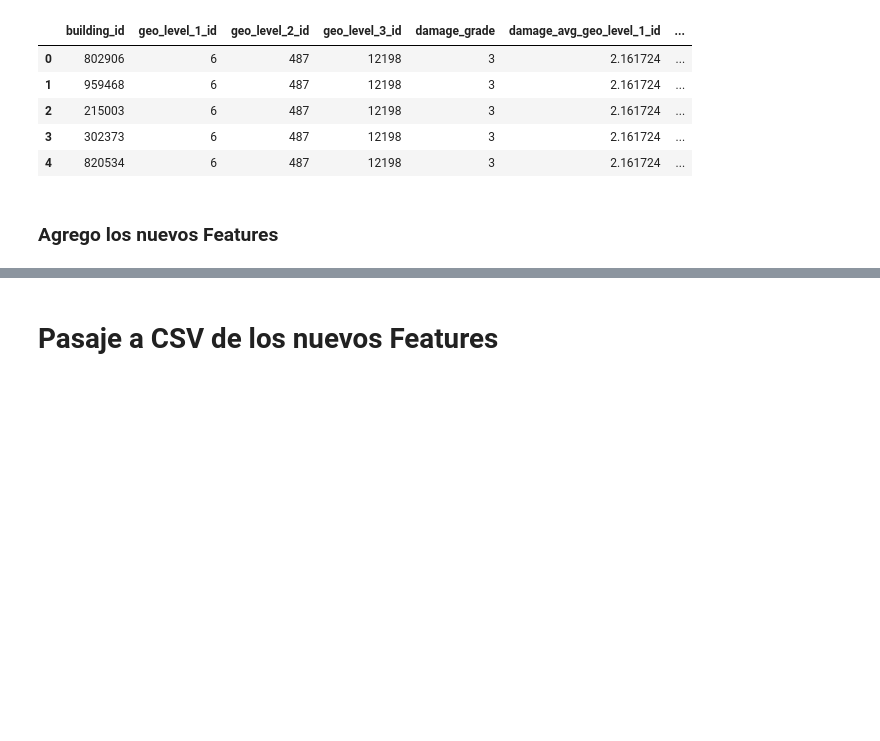
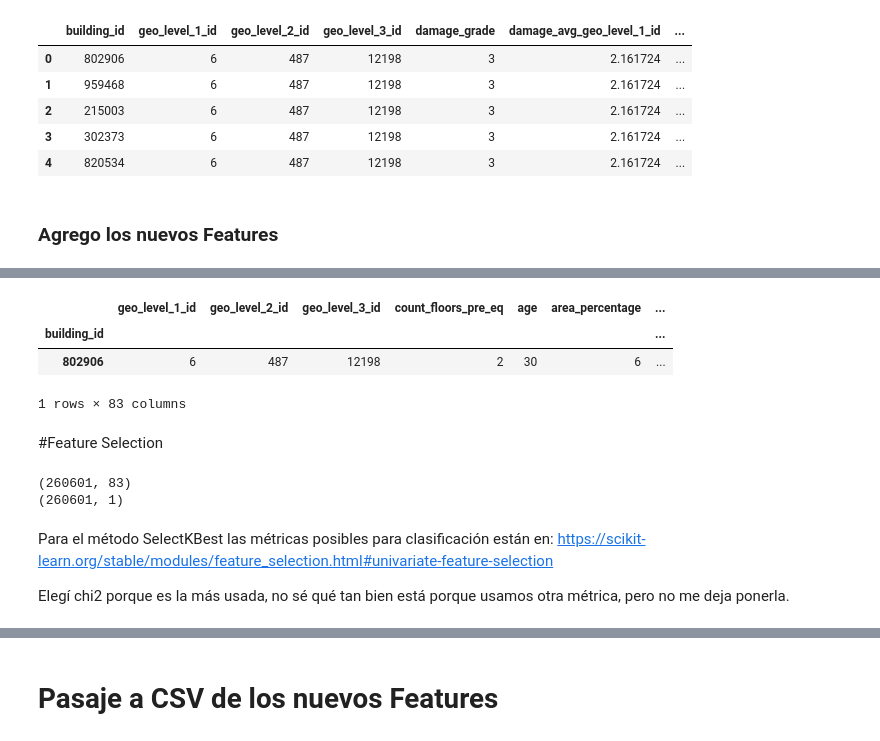
Before and after one commit to gsabatino9/OrganizacionDeDatos, a Jupyter notebook: data/feature_engineering.ipynb, the cells around one changed output, grey strips where cells are left out. Drawn from its saved outputs; the diff is of its cells as text; code cells hidden in the pictures; blank space fills up the shorter version.

```diff
--- a/data/feature_engineering.ipynb
+++ b/data/feature_engineering.ipynb
@@ -223,0 +333,9 @@ train_set.head(5)
+# %%
+train_values.head(1)
+# %% [output]
+|  | geo_level_1_id | geo_level_2_id | geo_level_3_id | count_floors_pre_eq | age | area_percentage | ... |
+| building_id |  |  |  |  |  |  | ... |
+| 802906 | 6 | 487 | 12198 | 2 | 30 | 6 | ... |
+1 rows × 83 columns
+# %% [markdown]
+#Feature Selection
@@ -223,0 +346,6 @@ train_set.head(5)
+# %%
+print(train_values.shape)
+print(train_labels.shape)
+# %% [output]
+(260601, 83)
+(260601, 1)
@@ -223,0 +356,4 @@ train_set.head(5)
+# %% [markdown]
+Para el método SelectKBest las métricas posibles para clasificación están en: https://scikit-learn.org/stable/modules/feature_selection.html#univariate-feature-selection
+
+Elegí chi2 porque es la más usada, no sé qué tan bien está porque usamos otra métrica, pero no me deja ponerla.
```
Also changed, not shown: parts of 27 cells of this notebook, 1 other file.
